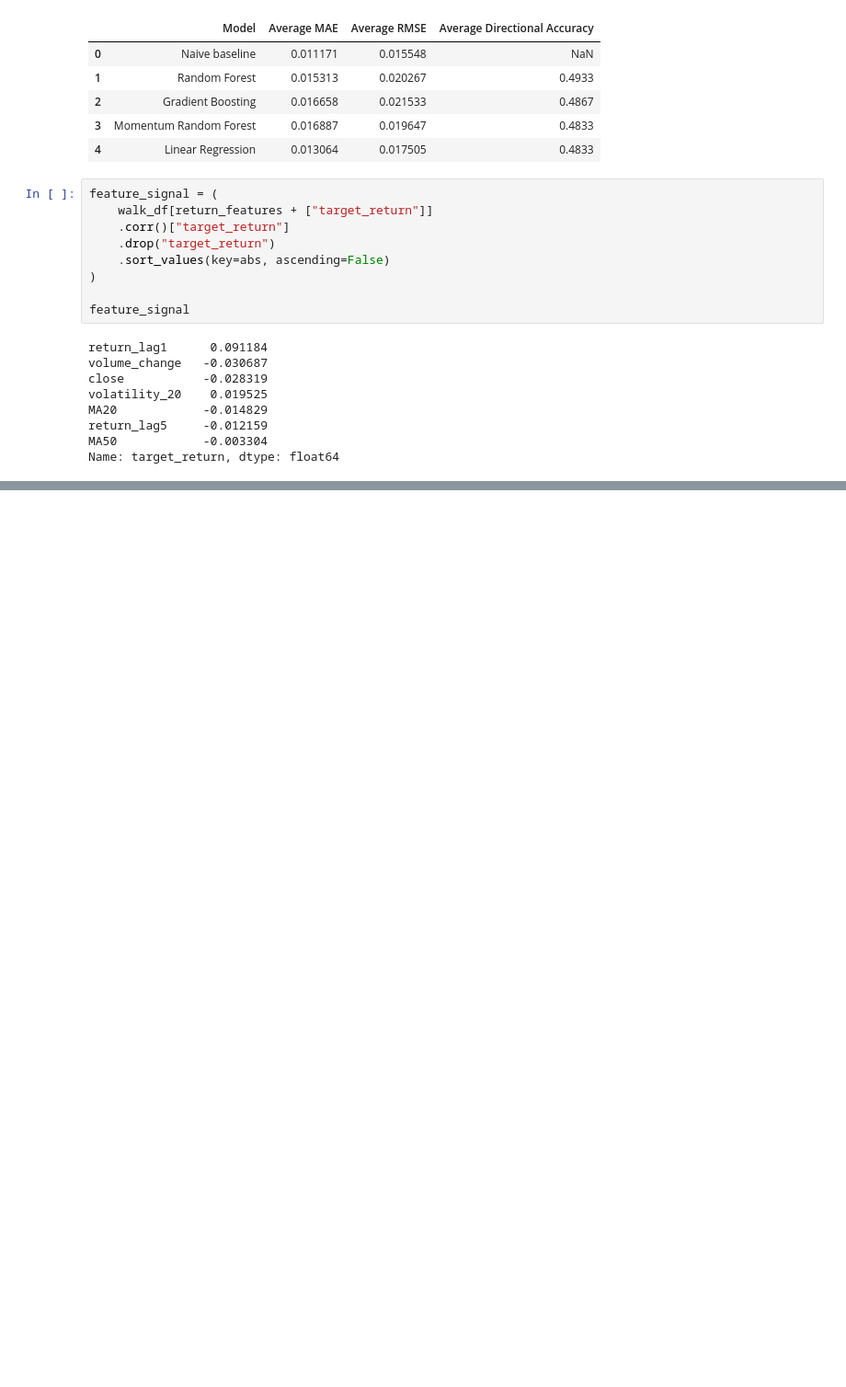
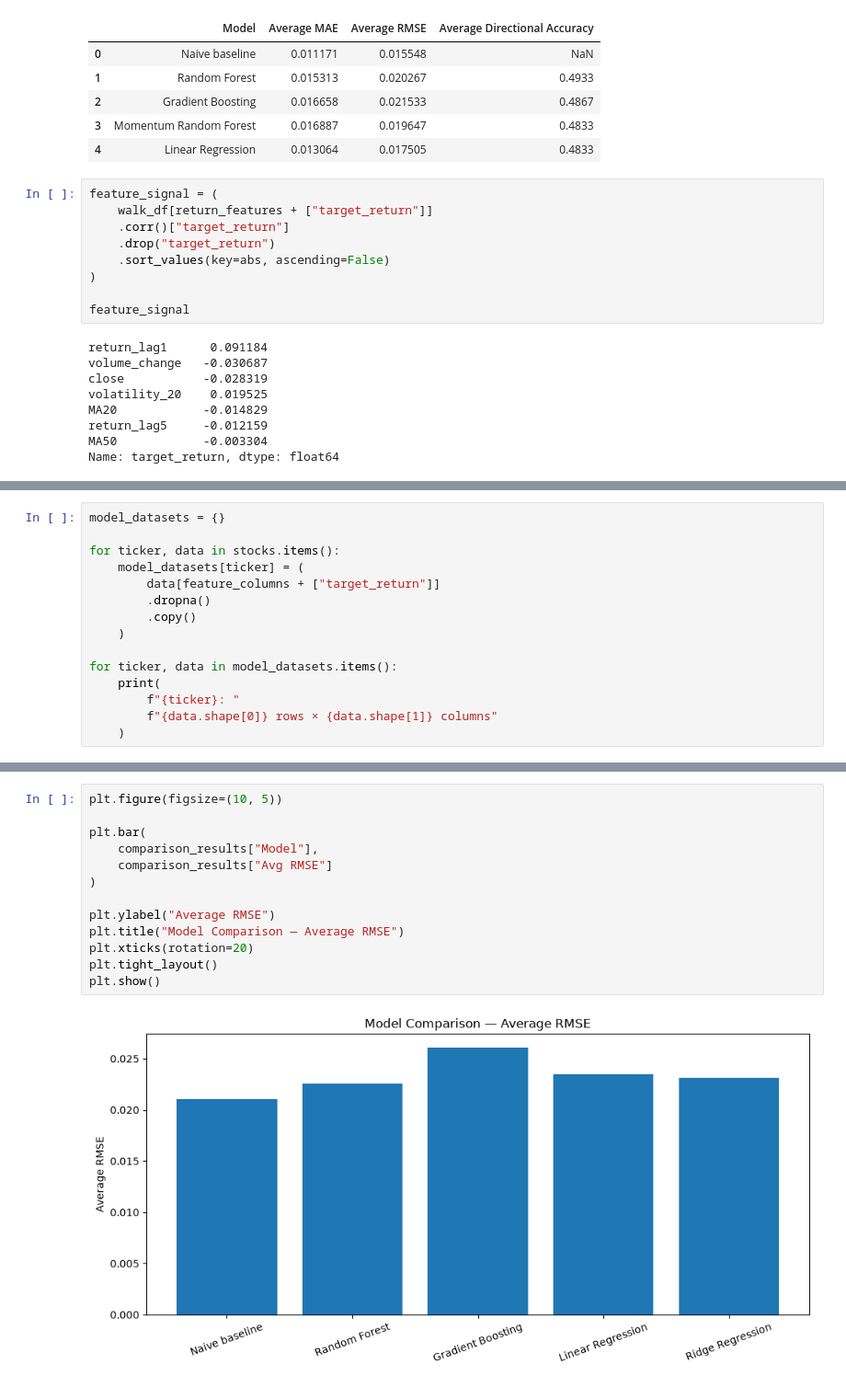
Before and after one commit to AlphaVonAntraxia/AVA-AI_MODEL-2, a Jupyter notebook: notebooks/01-exploratory_data_analysis.ipynb, the cells around one changed output, grey strips where cells are left out. Shown at 92% size. Cells and saved outputs as stored; diff of their text form; blank space fills up the shorter version.

```diff
--- a/notebooks/01-exploratory_data_analysis.ipynb
+++ b/notebooks/01-exploratory_data_analysis.ipynb
@@ -4222,0 +4383,15 @@ Name: target_return, dtype: float64
+# %%
+model_datasets = {}
+
+for ticker, data in stocks.items():
+    model_datasets[ticker] = (
+        data[feature_columns + ["target_return"]]
+        .dropna()
+        .copy()
+    )
+
+for ticker, data in model_datasets.items():
+    print(
+        f"{ticker}: "
+        f"{data.shape[0]} rows × {data.shape[1]} columns"
+    )
@@ -4222,0 +5031,15 @@ Name: target_return, dtype: float64
+# %%
+plt.figure(figsize=(10, 5))
+
+plt.bar(
+    comparison_results["Model"],
+    comparison_results["Avg RMSE"]
+)
+
+plt.ylabel("Average RMSE")
+plt.title("Model Comparison — Average RMSE")
+plt.xticks(rotation=20)
+plt.tight_layout()
+plt.show()
+# %% [output]
+[figure, added]
```
Also changed, not shown: parts of 23 cells of this notebook.
